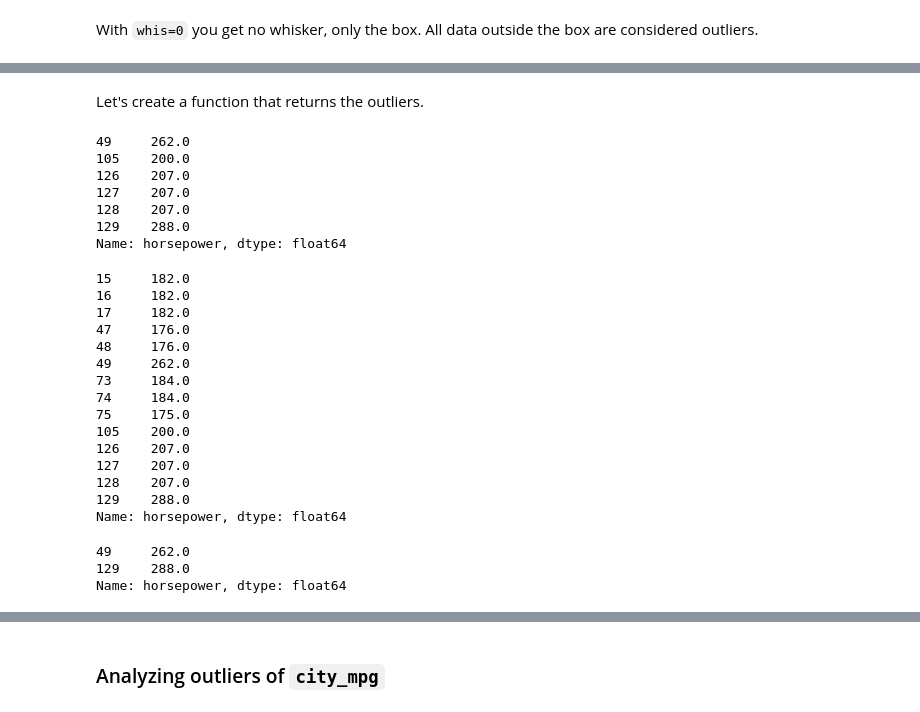
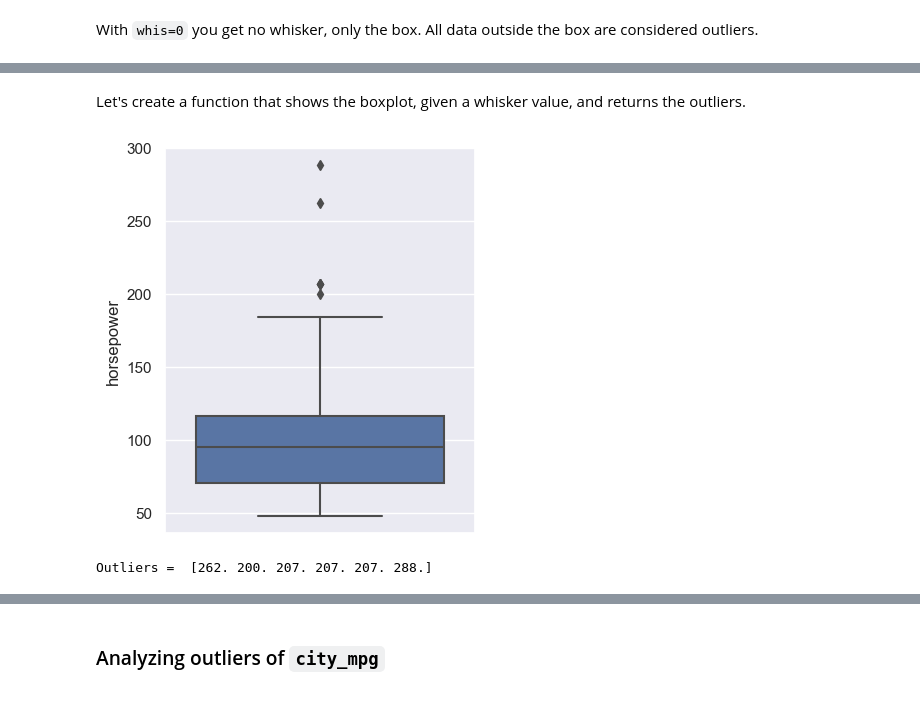
Before and after one commit to Goliath-Research/Data-pre-processing, a Jupyter notebook: Data-cleaning/04-outliers.ipynb, the cells around one changed output, grey strips where cells are left out. Saved outputs shown, nothing was run; the diff lists cells and outputs as text; code cells hidden in the pictures.

```diff
--- a/Data-cleaning/04-outliers.ipynb
+++ b/Data-cleaning/04-outliers.ipynb
@@ -10,7 +10,7 @@ import matplotlib.pyplot as plt
 
 import seaborn as sns
 sns.set_theme(style="whitegrid")
-#sns.set_theme(rc={"figure.figsize":(4, 5)})     #width=4, height=5
+sns.set_theme(rc={"figure.figsize":(4, 5)})     #width=4, height=5
 # %% [markdown]
 ## Automobile Dataset
 # %%
@@ -73,47 +88,20 @@ sns.boxplot(y=df2.horsepower, whis=0).set_title('Horsepower');
 # %% [markdown]
-Let's create a function that returns the outliers.
+Let's create a function that shows the boxplot, given a whisker value, and returns the outliers.
 # %%
 def boxplot_outliers(data, whis=1.5):
     '''
     Show the Boxplot and return the outliers
     '''
-    sns.boxplot(y=data, whis=whis)
+    fig = sns.boxplot(y=data, whis=whis)
     Q1 = data.quantile(0.25)
     Q3 = data.quantile(0.75)
     IQR = Q3 - Q1
     outliers = data[(data < Q1-whis*IQR) | (data > Q3+whis*IQR)]
-    return outliers
+    return fig, outliers
-# %%
-boxplot_outliers(df2.horsepower)
-# %% [output]
-49     262.0
-105    200.0
-126    207.0
-127    207.0
-128    207.0
-129    288.0
-Name: horsepower, dtype: float64
-# %%
-boxplot_outliers(df2.horsepower, 1)
-# %% [output]
-15     182.0
-16     182.0
-17     182.0
-47     176.0
-48     176.0
-49     262.0
-73     184.0
-74     184.0
-75     175.0
-105    200.0
-126    207.0
-127    207.0
-128    207.0
-129    288.0
-Name: horsepower, dtype: float64
-# %%
-boxplot_outliers(df2.horsepower, 2)
-# %% [output]
-49     262.0
-129    288.0
-Name: horsepower, dtype: float64
+# %%
+fig, outliers = boxplot_outliers(df2.horsepower)
+plt.show()
+print('Outliers = ', outliers.values)
+# %% [output]
+[figure, added]
+Outliers =  [262. 200. 207. 207. 207. 288.]
```
Also changed, not shown: parts of 30 cells of this notebook.
